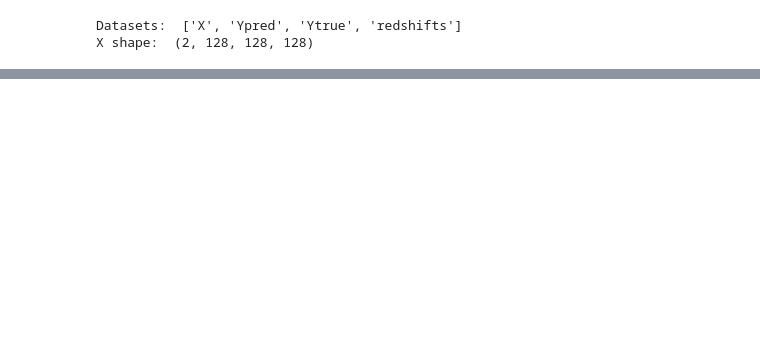
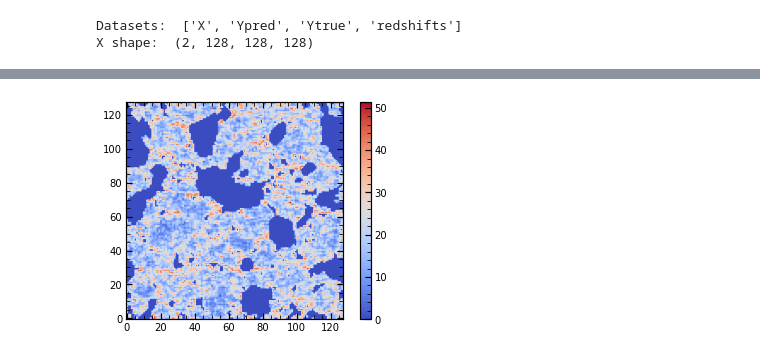
Before and after one commit to kenj19/PHYS459, a Jupyter notebook: read_coeval_boxes.ipynb, the cells around one changed output, grey strips where cells are left out. Saved outputs shown, nothing was run; the diff lists cells and outputs as text; code cells hidden in the pictures; blank space fills up the shorter version.

```diff
--- a/read_coeval_boxes.ipynb
+++ b/read_coeval_boxes.ipynb
@@ -58,0 +120,11 @@ initial_conditions = p21c.initial_conditions(
+# %%
+orig_coeval_box = Y[0]
+orig_coeval_box_slice = orig_coeval_box[:,:,0]
+#fig, ax = plt.subplots(figsize=[14, 8])
+plt.imshow(orig_coeval_box_slice, cmap='coolwarm')#,  interpolation='nearest')
+plt.gca().invert_yaxis()
+#plt.gca().invert_xaxis()
+plt.colorbar()
+plt.show()
+# %% [output]
+[figure, added]
```
Also changed, not shown: parts of 16 cells of this notebook.
